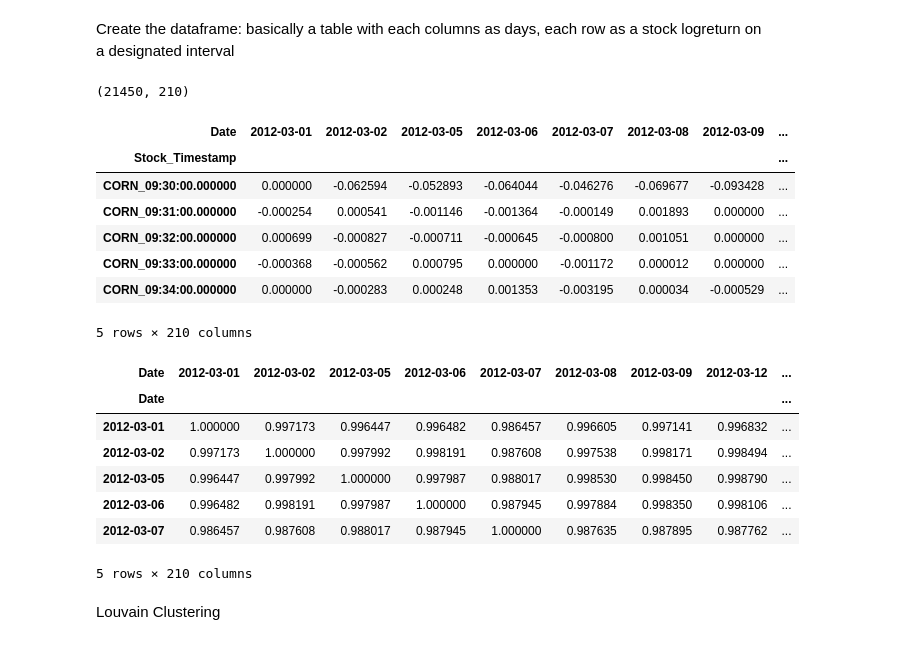
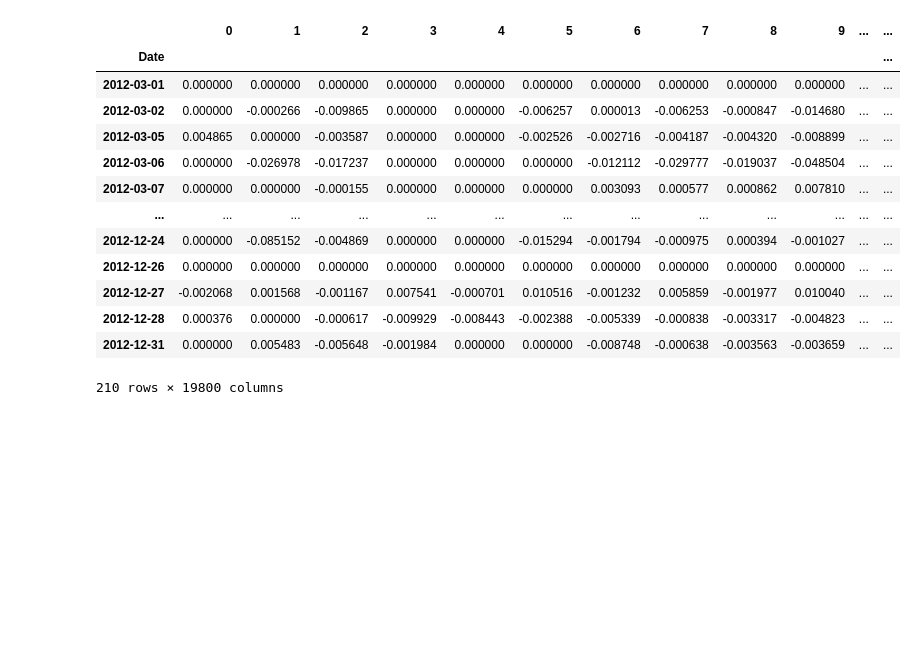
Before and after one commit to PH-14/FBD_2024_GroupE, a Jupyter notebook: clustering.ipynb, the cells around one changed output. Cells and saved outputs as stored; diff of their text form; code cells hidden in the pictures; blank space fills up the shorter version.

```diff
--- a/clustering.ipynb
+++ b/clustering.ipynb
@@ -86,37 +46,29 @@ MemoryError: Unable to allocate 15.4 MiB for an array with shape (4033839, 1) an
-# %% [markdown]
-Create the dataframe: basically a table with each columns as days, each row as a stock logreturn on a designated interval
-# %%
-filtered_df['Floored_Timestamp'] = filtered_df['xltime'].dt.floor(time_interval) # Floor the timestamp to the nearest time_interval minutes
-# add a column with stock and new timestamp for merging
-filtered_df['Stock_Timestamp'] = filtered_df['stock'] + "_" + filtered_df['Floored_Timestamp'].dt.strftime('%H:%M:%S.%f')
-
-grouped_df = filtered_df.pivot_table(index='Stock_Timestamp', columns='Date', values='log-return', aggfunc='mean')
-grouped_df = grouped_df.fillna(0)
-grouped_df = grouped_df.iloc[:, :50]
-print(grouped_df.shape)
-grouped_df.head()
-# %% [output]
-(21450, 210)
-| Date | 2012-03-01 | 2012-03-02 | 2012-03-05 | 2012-03-06 | 2012-03-07 | 2012-03-08 | 2012-03-09 | ... |
-| Stock_Timestamp |  |  |  |  |  |  |  | ... |
-| CORN_09:30:00.000000 | 0.000000 | -0.062594 | -0.052893 | -0.064044 | -0.046276 | -0.069677 | -0.093428 | ... |
-| CORN_09:31:00.000000 | -0.000254 | 0.000541 | -0.001146 | -0.001364 | -0.000149 | 0.001893 | 0.000000 | ... |
-| CORN_09:32:00.000000 | 0.000699 | -0.000827 | -0.000711 | -0.000645 | -0.000800 | 0.001051 | 0.000000 | ... |
-| CORN_09:33:00.000000 | -0.000368 | -0.000562 | 0.000795 | 0.000000 | -0.001172 | 0.000012 | 0.000000 | ... |
-| CORN_09:34:00.000000 | 0.000000 | -0.000283 | 0.000248 | 0.001353 | -0.003195 | 0.000034 | -0.000529 | ... |
-5 rows × 210 columns
-# %%
-#create correlation dataframe between days
-corr = grouped_df.corr()
-corr.head()
-# %% [output]
-| Date | 2012-03-01 | 2012-03-02 | 2012-03-05 | 2012-03-06 | 2012-03-07 | 2012-03-08 | 2012-03-09 | 2012-03-12 | ... |
-| Date |  |  |  |  |  |  |  |  | ... |
-| 2012-03-01 | 1.000000 | 0.997173 | 0.996447 | 0.996482 | 0.986457 | 0.996605 | 0.997141 | 0.996832 | ... |
-| 2012-03-02 | 0.997173 | 1.000000 | 0.997992 | 0.998191 | 0.987608 | 0.997538 | 0.998171 | 0.998494 | ... |
-| 2012-03-05 | 0.996447 | 0.997992 | 1.000000 | 0.997987 | 0.988017 | 0.998530 | 0.998450 | 0.998790 | ... |
-| 2012-03-06 | 0.996482 | 0.998191 | 0.997987 | 1.000000 | 0.987945 | 0.997884 | 0.998350 | 0.998106 | ... |
-| 2012-03-07 | 0.986457 | 0.987608 | 0.988017 | 0.987945 | 1.000000 | 0.987635 | 0.987895 | 0.987762 | ... |
-5 rows × 210 columns
-# %% [markdown]
-Louvain Clustering
+# %%
+filtered_df = combined_df.copy()
+filtered_df = filtered_df.pivot_table(index='xltime', columns='stock', values='price', aggfunc='mean')
+filtered_df.index = pd.to_datetime(filtered_df.index)
+filtered_df = filtered_df[filtered_df.index.time < datetime.strptime('15:30', '%H:%M').time()]
+# Calculate log-returns for each stock
+log_returns = filtered_df.copy()
+log_returns.iloc[:, :] = log_returns.apply(lambda col: np.log(col).diff())
+
+log_returns['Date'] = log_returns.index.date
+daily_data = log_returns.groupby('Date').apply(lambda x: x.drop(columns='Date').values.flatten())
+daily_data_df = pd.DataFrame(daily_data.tolist(), index=daily_data.index)
+daily_data_df = daily_data_df.fillna(0)
+daily_data_df
+# %% [output]
+|  | 0 | 1 | 2 | 3 | 4 | 5 | 6 | 7 | 8 | 9 | ... | ... |
+| Date |  |  |  |  |  |  |  |  |  |  |  | ... |
+| 2012-03-01 | 0.000000 | 0.000000 | 0.000000 | 0.000000 | 0.000000 | 0.000000 | 0.000000 | 0.000000 | 0.000000 | 0.000000 | ... | ... |
+| 2012-03-02 | 0.000000 | -0.000266 | -0.009865 | 0.000000 | 0.000000 | -0.006257 | 0.000013 | -0.006253 | -0.000847 | -0.014680 | ... | ... |
+| 2012-03-05 | 0.004865 | 0.000000 | -0.003587 | 0.000000 | 0.000000 | -0.002526 | -0.002716 | -0.004187 | -0.004320 | -0.008899 | ... | ... |
+| 2012-03-06 | 0.000000 | -0.026978 | -0.017237 | 0.000000 | 0.000000 | 0.000000 | -0.012112 | -0.029777 | -0.019037 | -0.048504 | ... | ... |
+| 2012-03-07 | 0.000000 | 0.000000 | -0.000155 | 0.000000 | 0.000000 | 0.000000 | 0.003093 | 0.000577 | 0.000862 | 0.007810 | ... | ... |
+| ... | ... | ... | ... | ... | ... | ... | ... | ... | ... | ... | ... | ... |
+| 2012-12-24 | 0.000000 | -0.085152 | -0.004869 | 0.000000 | 0.000000 | -0.015294 | -0.001794 | -0.000975 | 0.000394 | -0.001027 | ... | ... |
+| 2012-12-26 | 0.000000 | 0.000000 | 0.000000 | 0.000000 | 0.000000 | 0.000000 | 0.000000 | 0.000000 | 0.000000 | 0.000000 | ... | ... |
+| 2012-12-27 | -0.002068 | 0.001568 | -0.001167 | 0.007541 | -0.000701 | 0.010516 | -0.001232 | 0.005859 | -0.001977 | 0.010040 | ... | ... |
+| 2012-12-28 | 0.000376 | 0.000000 | -0.000617 | -0.009929 | -0.008443 | -0.002388 | -0.005339 | -0.000838 | -0.003317 | -0.004823 | ... | ... |
+| 2012-12-31 | 0.000000 | 0.005483 | -0.005648 | -0.001984 | 0.000000 | 0.000000 | -0.008748 | -0.000638 | -0.003563 | -0.003659 | ... | ... |
+210 rows × 19800 columns
```
Also changed, not shown: parts of 14 cells of this notebook, 3 other files.
